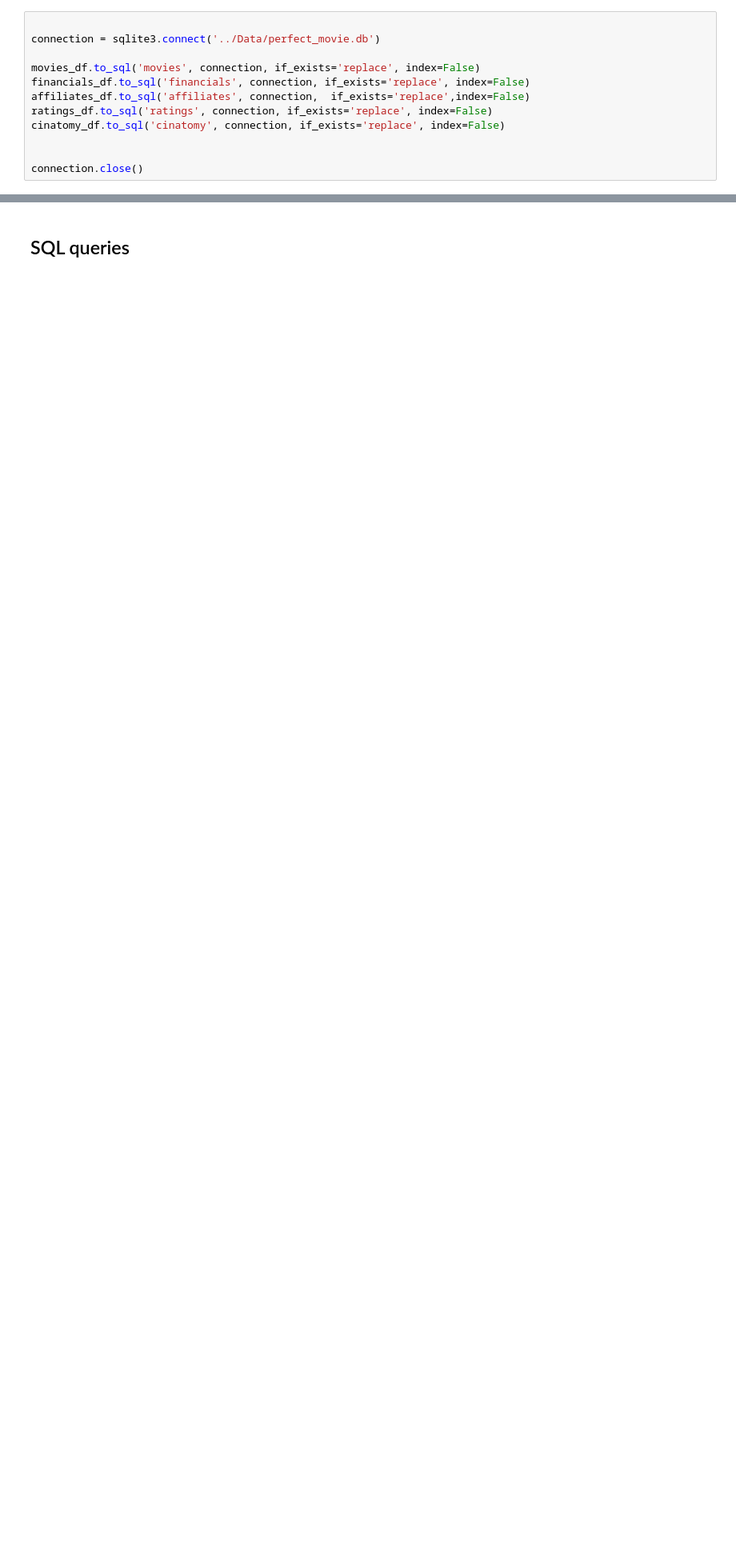
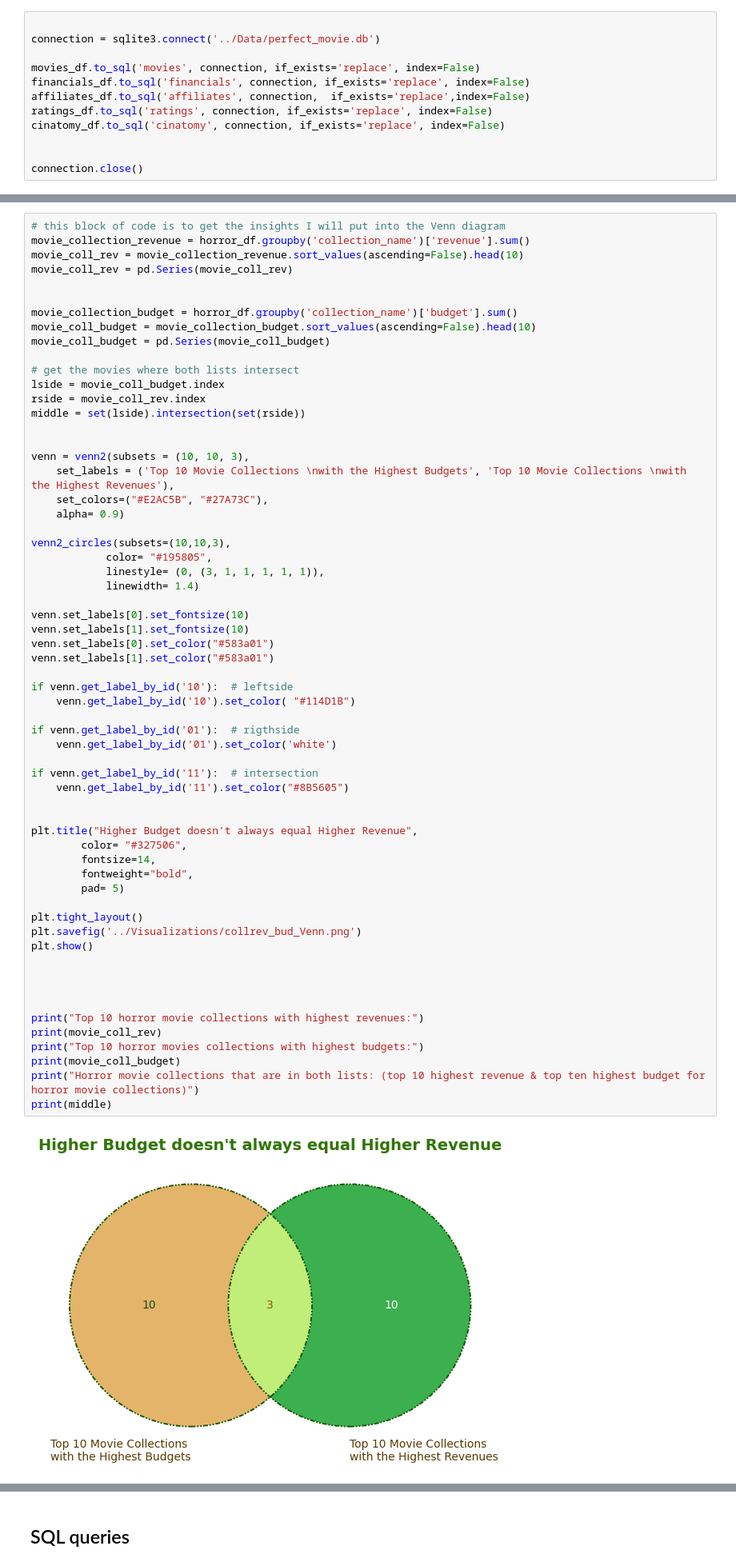
Before and after one commit to JessicaLindsey5514/The_Perfect_Horror_Movie, a Jupyter notebook: Notebooks/perfect_horror_movie.ipynb, the cells around one changed output, grey strips where cells are left out. Shown at 80% size. Saved outputs shown, nothing was run; the diff lists cells and outputs as text; blank space fills up the shorter version.

```diff
--- a/Notebooks/perfect_horror_movie.ipynb
+++ b/Notebooks/perfect_horror_movie.ipynb
@@ -910,0 +1031,63 @@ connection.close()
+# %%
+# this block of code is to get the insights I will put into the Venn diagram
+movie_collection_revenue = horror_df.groupby('collection_name')['revenue'].sum()
+movie_coll_rev = movie_collection_revenue.sort_values(ascending=False).head(10)
+movie_coll_rev = pd.Series(movie_coll_rev)
+
+
+movie_collection_budget = horror_df.groupby('collection_name')['budget'].sum()
+movie_coll_budget = movie_collection_budget.sort_values(ascending=False).head(10)
+movie_coll_budget = pd.Series(movie_coll_budget)
+
+# get the movies where both lists intersect
+lside = movie_coll_budget.index
+rside = movie_coll_rev.index
+middle = set(lside).intersection(set(rside))
+
+
+venn = venn2(subsets = (10, 10, 3),
+    set_labels = ('Top 10 Movie Collections \nwith the Highest Budgets', 'Top 10 Movie Collections \nwith the Highest Revenues'),
+    set_colors=("#E2AC5B", "#27A73C"),
+    alpha= 0.9)
+
+venn2_circles(subsets=(10,10,3),
+            color= "#195805",
+            linestyle= (0, (3, 1, 1, 1, 1, 1)),
+            linewidth= 1.4)
+
+venn.set_labels[0].set_fontsize(10)
+venn.set_labels[1].set_fontsize(10)
+venn.set_labels[0].set_color("#583a01")
+venn.set_labels[1].set_color("#583a01")
+
+if venn.get_label_by_id('10'):  # leftside
+    venn.get_label_by_id('10').set_color( "#114D1B")
+
+if venn.get_label_by_id('01'):  # rigthside
+    venn.get_label_by_id('01').set_color('white')
+
+if venn.get_label_by_id('11'):  # intersection
+    venn.get_label_by_id('11').set_color("#8B5605")
+
+
+plt.title("Higher Budget doesn't always equal Higher Revenue",
+        color= "#327506",
+        fontsize=14,
+        fontweight="bold",
+        pad= 5)
+
+plt.tight_layout()
+plt.savefig('../Visualizations/collrev_bud_Venn.png')
+plt.show()
+
+
+
+
+print("Top 10 horror movie collections with highest revenues:")
+print(movie_coll_rev)
+print("Top 10 horror movies collections with highest budgets:")
+print(movie_coll_budget)
+print("Horror movie collections that are in both lists: (top 10 highest revenue & top ten highest budget for horror movie collections)")
+print(middle)
+# %% [output]
+[figure, added]
```
Also changed, not shown: parts of 23 cells of this notebook, 14 other files.
